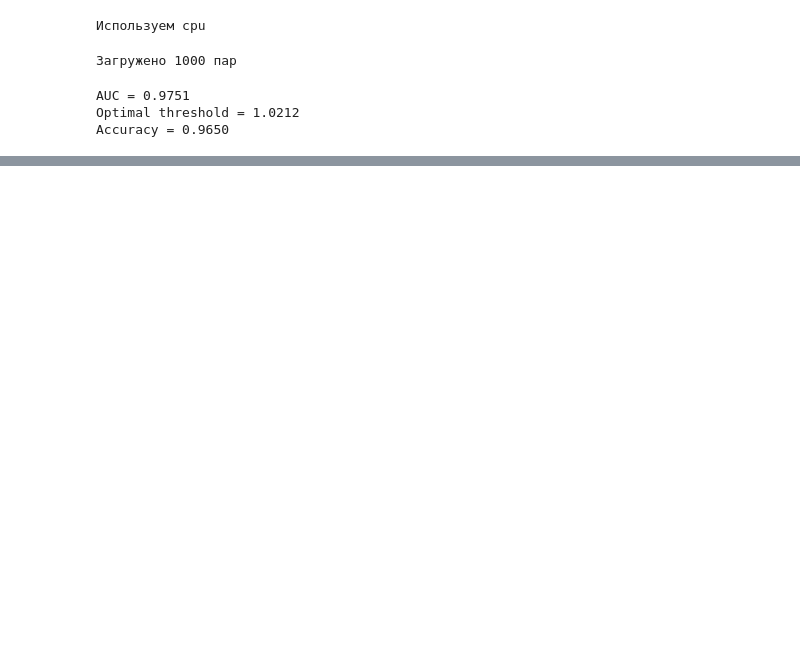
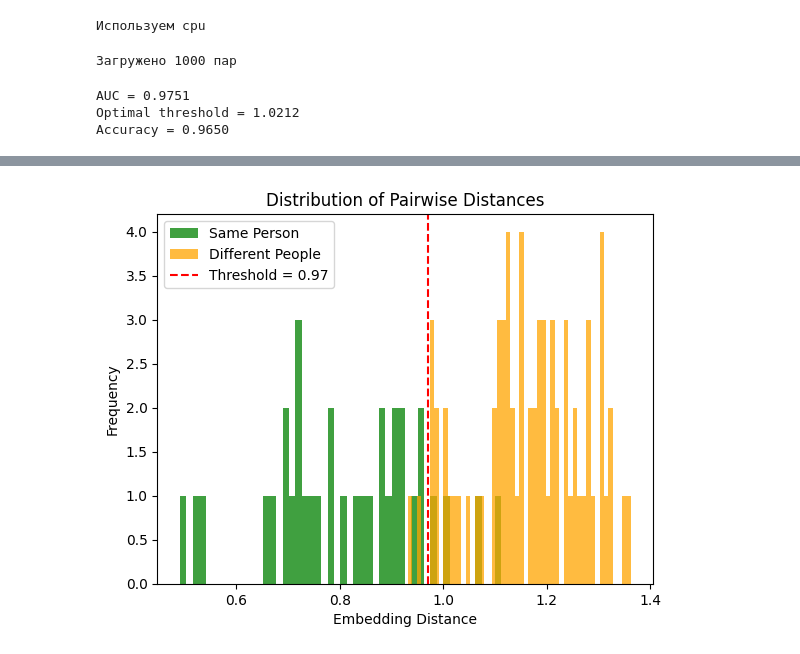
Before and after one commit to kayakto/human-verification-face, a Jupyter notebook: verification.ipynb, the cells around one changed output, grey strips where cells are left out. Saved outputs shown, nothing was run; the diff lists cells and outputs as text; code cells hidden in the pictures; blank space fills up the shorter version.

```diff
--- a/verification.ipynb
+++ b/verification.ipynb
@@ -33,7 +33,12 @@ def parse_dataset(dataset_dir) -> list[LabeledImage]:
     return labeled_images
 
 
+embedding_cache = {}
+
 def get_embedding(img_path, model, show=False):
+    if img_path in embedding_cache:
+        return embedding_cache[img_path]
+
     img = Image.open(img_path).convert('RGB')
     face = mtcnn(img)
 
@@ -42,11 +47,9 @@ def get_embedding(img_path, model, show=False):
         return None
 
     if show:
-        # Переводим тензор в numpy и транспонируем под формат [H, W, C]
         face_np = face.permute(1, 2, 0).cpu().numpy()
-        face_np = np.clip(face_np, 0, 1)  # на случай значений вне диапазона
+        face_np = np.clip(face_np, 0, 1)
 
-        # Отображение
         fig, axs = plt.subplots(1, 2, figsize=(8, 4))
         axs[0].imshow(img)
         axs[0].set_title("Оригинал")
@@ -61,7 +64,9 @@ def get_embedding(img_path, model, show=False):
 
     with torch.no_grad():
         embedding = model(face.unsqueeze(0).to(device))
-    return embedding.cpu().numpy()[0]
+    embedding_np = embedding.cpu().numpy()[0]
+    embedding_cache[img_path] = embedding_np
+    return embedding_np
 
 
 def get_emb_distance(emb1, emb2):
@@ -162,7 +92,7 @@ def lfw_test(pair_labels, model):
 device = 'cuda' if torch.cuda.is_available() else 'cpu'
 print(f"Используем {device}")
 mtcnn = MTCNN(image_size=160, margin=0, device=device)
-resnet = InceptionResnetV1(pretrained='vggface2').eval().to(device)
+facenet = InceptionResnetV1(pretrained='vggface2').eval().to(device)
 # %% [output]
 Используем cpu
 # %%
@@ -276,0 +264,14 @@ weighted avg       1.00      1.00      1.00         6
+# %%
+same_dists = [D[i, j] for i, j in pairs if labels[i] == labels[j]]
+diff_dists = [D[i, j] for i, j in pairs if labels[i] != labels[j]]
+
+plt.hist(same_dists, bins=50, alpha=0.75, label="Same Person", color="green")
+plt.hist(diff_dists, bins=50, alpha=0.75, label="Different People", color="orange")
+plt.axvline(threshold, color='red', linestyle='--', label=f'Threshold = {threshold}')
+plt.xlabel("Embedding Distance")
+plt.ylabel("Frequency")
+plt.legend()
+plt.title("Distribution of Pairwise Distances")
+plt.show()
+# %% [output]
+[figure, added]
```
Also changed, not shown: parts of 11 cells of this notebook.
